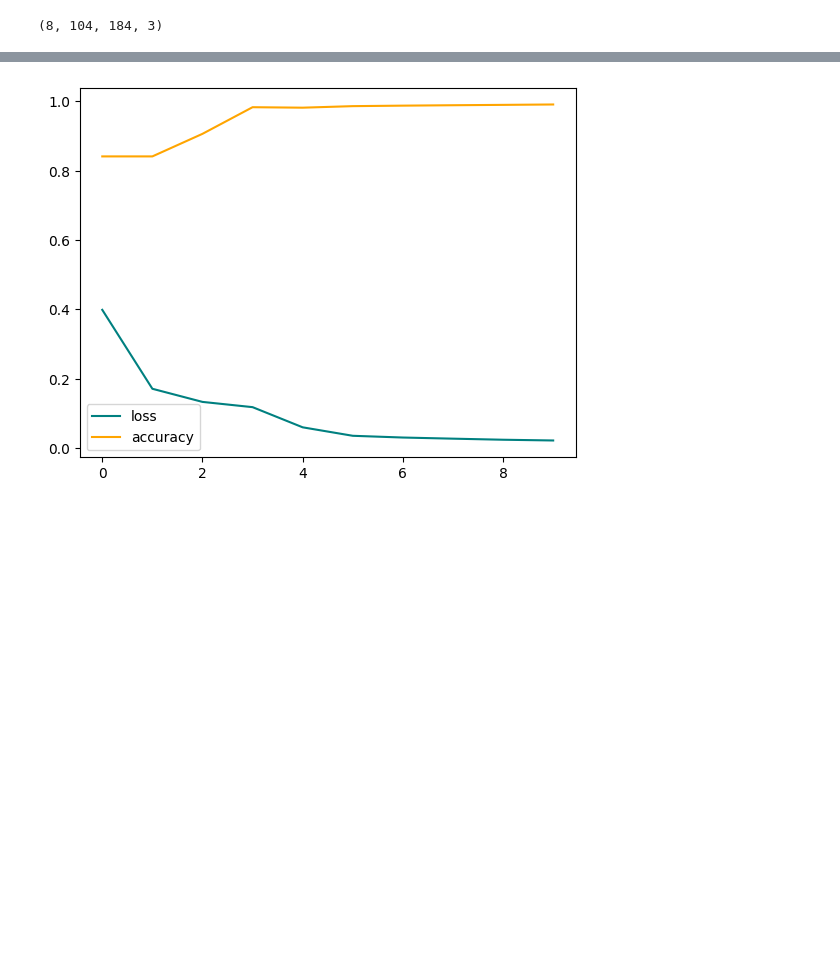
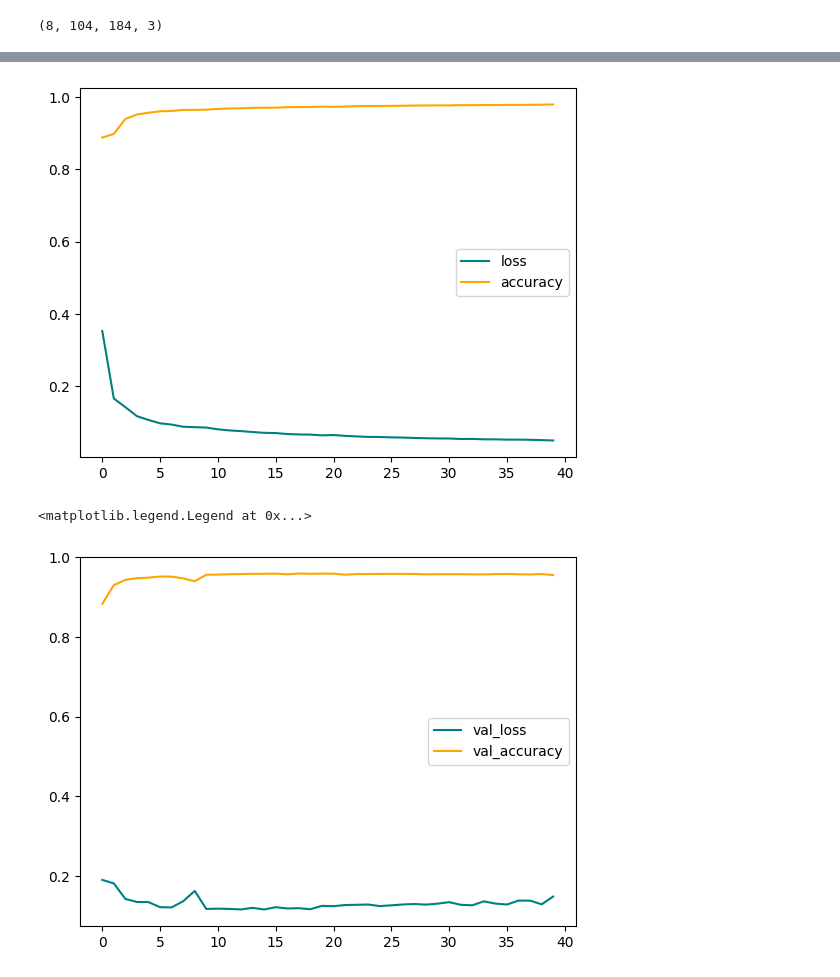
Before and after one commit to tekvalir/TIPE_recognition, a Jupyter notebook: TIPE.ipynb, the cells around one changed output, grey strips where cells are left out. Cells and saved outputs as stored; diff of their text form; code cells hidden in the pictures; blank space fills up the shorter version.

```diff
--- a/TIPE.ipynb
+++ b/TIPE.ipynb
@@ -112,8 +125,14 @@ def load_masks (img) :
                 ret[i,j] = 1
     return ret
 # %%
-train_masks = tf.data.Dataset.list_files('data\\masks\\*.png', shuffle=False)
+train_masks = tf.data.Dataset.list_files('data\\images\\train_masks\\*.png', shuffle=False)
 train_masks = train_masks.map(load_im_mask)
 # train_masks = train_masks.map(lambda x: tf.image.rgb_to_grayscale(x))
 train_masks = train_masks.map(lambda x: tf.image.resize(x, (104,184)))
 train_masks = train_masks.map(lambda x: x//255)
+# %%
+val_masks = tf.data.Dataset.list_files('data\\images\\val_masks\\*.png', shuffle=False)
+val_masks = val_masks.map(load_im_mask)
+# train_masks = train_masks.map(lambda x: tf.image.rgb_to_grayscale(x))
+val_masks = val_masks.map(lambda x: tf.image.resize(x, (104,184)))
+val_masks = val_masks.map(lambda x: x//255)
@@ -139,0 +158,5 @@ train
+# %%
+val = tf.data.Dataset.zip((val_images, val_masks))
+val = val.shuffle(3*len(val_images))
+val = val.batch(8)
+val = val.prefetch(4)
@@ -268,5 +291,5 @@ logdir='logs'
 # %%
 tensorboard_callback = tf.keras.callbacks.TensorBoard(log_dir=logdir)
 # %%
-hist = roadmodel.fit(train, epochs=10, callbacks=[tensorboard_callback])
+hist = roadmodel.fit(train, epochs=40, validation_data=val, callbacks=[tensorboard_callback])
 # %% [output]
@@ -316,8 +335,15 @@ hist.history
 # %%
+plt.figure(0)
 plt.plot(hist.history['loss'], color='teal', label='loss')
 plt.plot(hist.history['accuracy'], color='orange', label='accuracy')
 plt.legend()
 plt.show()
+plt.figure(1)
+plt.plot(hist.history['val_loss'], color="teal", label="val_loss")
+plt.plot(hist.history['val_accuracy'], color="orange", label="val_accuracy")
+plt.legend()
 # %% [output]
-[figure, old version]
+[figure, new version]
+<matplotlib.legend.Legend at 0x...>
+[figure, added]
 # %%
```
Also changed, not shown: parts of 47 cells of this notebook, 8 other files.
